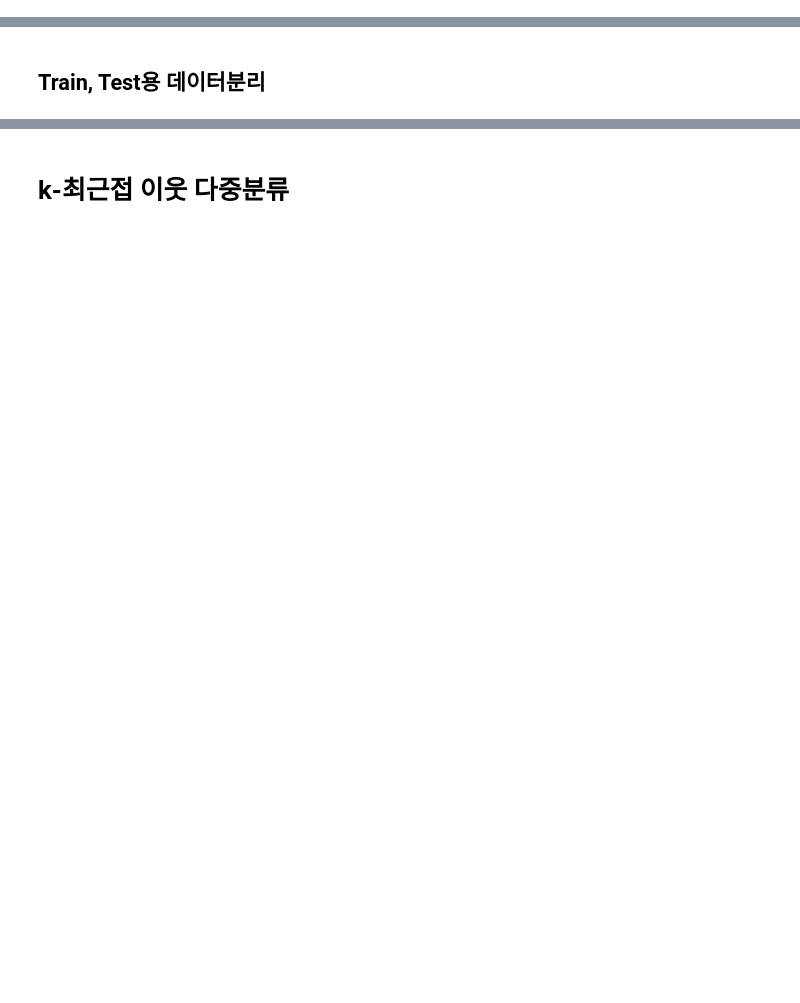
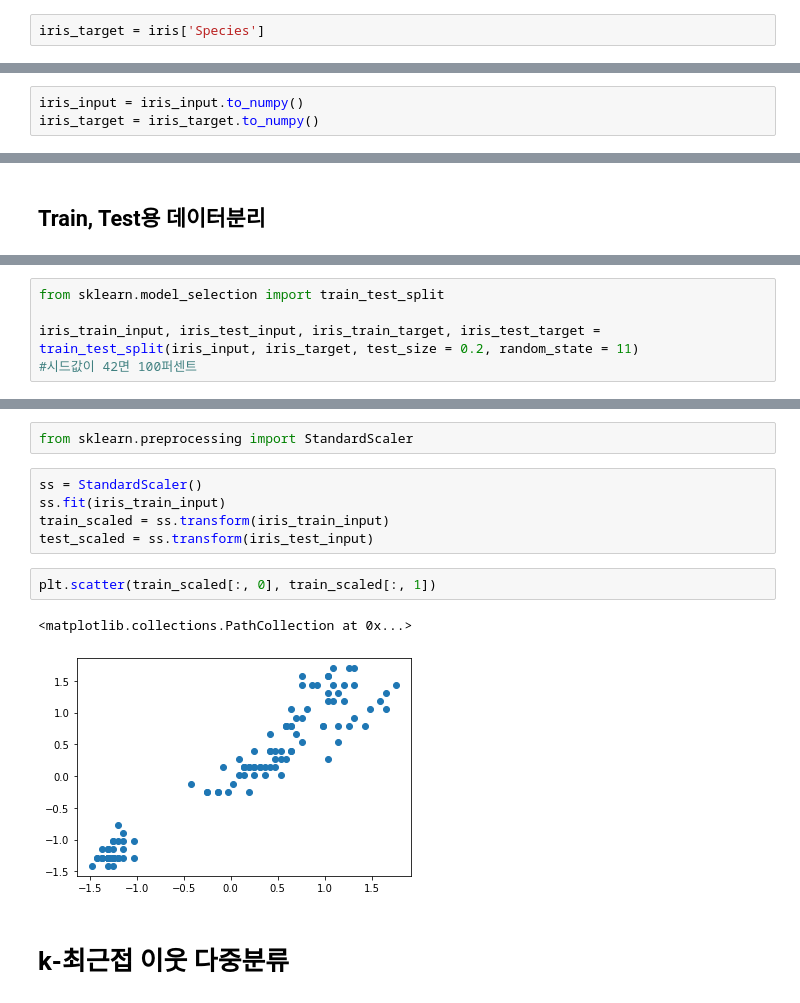
Before and after one commit to zangsu/AI_Hub, a Jupyter notebook: 2022_Mobile_AI_AIHUB/1_k-NearestNeighbor.ipynb, the cells around one changed output, grey strips where cells are left out. Saved outputs shown, nothing was run; the diff lists cells and outputs as text; blank space fills up the shorter version.

```diff
--- a/2022_Mobile_AI_AIHUB/1_k-NearestNeighbor.ipynb
+++ b/2022_Mobile_AI_AIHUB/1_k-NearestNeighbor.ipynb
@@ -22,2 +123,7 @@ iris = pd.read_csv('/content/drive/My Drive/2022_Mobile_AI_AIHUB/iris.csv')
+# %%
+iris_target = iris['Species']
 # %% [markdown]
 ## Dataframe을 Numpy ndarray로 변환
+# %%
+iris_input = iris_input.to_numpy()
+iris_target = iris_target.to_numpy()
@@ -27,0 +147,5 @@ iris = pd.read_csv('/content/drive/My Drive/2022_Mobile_AI_AIHUB/iris.csv')
+# %%
+from sklearn.model_selection import train_test_split
+
+iris_train_input, iris_test_input, iris_train_target, iris_test_target = train_test_split(iris_input, iris_target, test_size = 0.2, random_state = 11)
+#시드값이 42면 100퍼센트
@@ -28,2 +169,14 @@ iris = pd.read_csv('/content/drive/My Drive/2022_Mobile_AI_AIHUB/iris.csv')
+# %%
+from sklearn.preprocessing import StandardScaler
+# %%
+ss = StandardScaler()
+ss.fit(iris_train_input)
+train_scaled = ss.transform(iris_train_input)
+test_scaled = ss.transform(iris_test_input)
+# %%
+plt.scatter(train_scaled[:, 0], train_scaled[:, 1])
+# %% [output]
+<matplotlib.collections.PathCollection at 0x...>
+[figure, added]
 # %% [markdown]
 # k-최근접 이웃 다중분류
```
Also changed, not shown: parts of 30 cells of this notebook, 8 other files.
